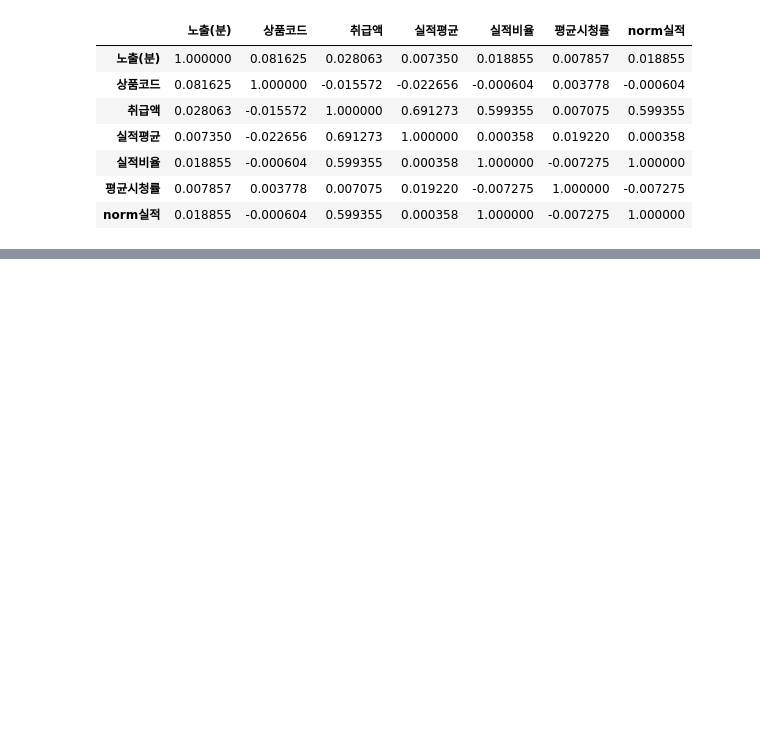
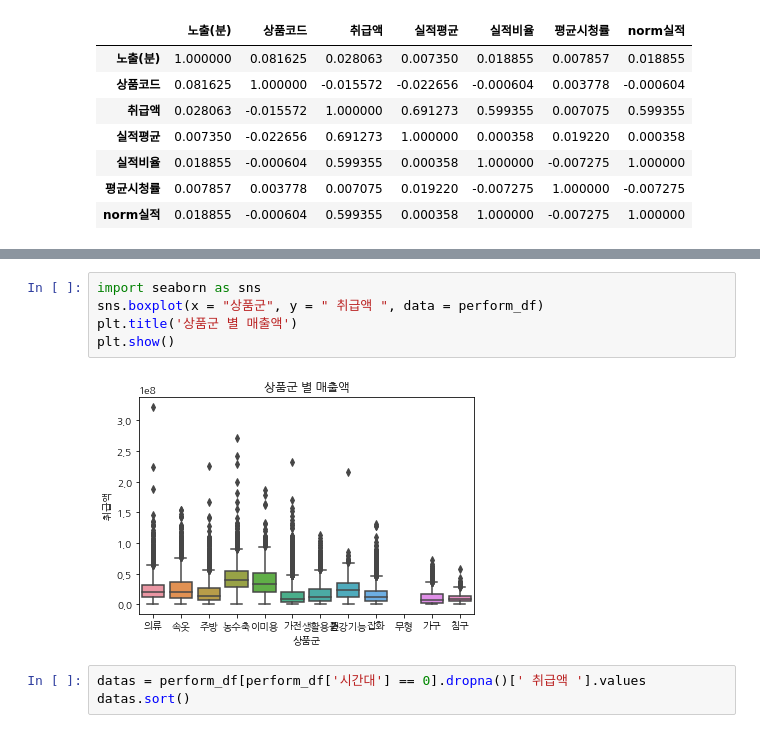
Before and after one commit to devsosin/big_contest, a Jupyter notebook: prepro.ipynb, the cells around one changed output, grey strips where cells are left out. Cells and saved outputs as stored; diff of their text form; blank space fills up the shorter version.

```diff
--- a/prepro.ipynb
+++ b/prepro.ipynb
@@ -152,0 +315,10 @@ perform_df.corr()
+# %%
+import seaborn as sns
+sns.boxplot(x = "상품군", y = " 취급액 ", data = perform_df)
+plt.title('상품군 별 매출액')
+plt.show()
+# %% [output]
+[figure, added]
+# %%
+datas = perform_df[perform_df['시간대'] == 0].dropna()[' 취급액 '].values
+datas.sort()
```
Also changed, not shown: parts of 37 cells of this notebook, 1 other file.
